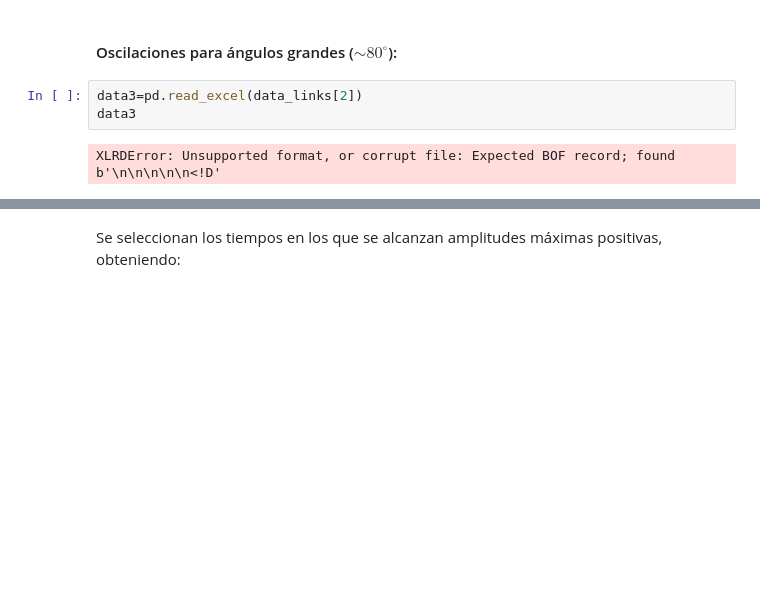
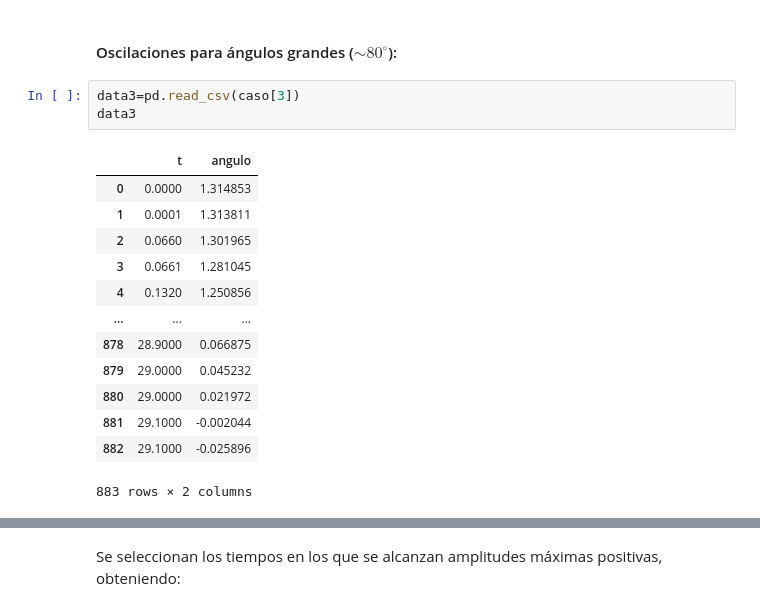
Before and after one commit to davidalejandromiranda/laboratorios-fisica, a Jupyter notebook: f3/i2_Pendulo_Simple/Pendulo_Simple.ipynb, the cells around one changed output, grey strips where cells are left out. Cells and saved outputs as stored; diff of their text form; blank space fills up the shorter version.

```diff
--- a/f3/i2_Pendulo_Simple/Pendulo_Simple.ipynb
+++ b/f3/i2_Pendulo_Simple/Pendulo_Simple.ipynb
@@ -328,10 +363,22 @@ NameError: name 'data2' is not defined
 # %% [markdown]
 #### Oscilaciones para ángulos grandes ($\sim 80^{\circ}$):
 # %%
-data3=pd.read_excel(data_links[2])
+data3=pd.read_csv(caso[3])
 data3
 # %% [output]
+|  | t | angulo |
+| 0 | 0.0000 | 1.314853 |
+| 1 | 0.0001 | 1.313811 |
+| 2 | 0.0660 | 1.301965 |
+| 3 | 0.0661 | 1.281045 |
+| 4 | 0.1320 | 1.250856 |
+| ... | ... | ... |
+| 878 | 28.9000 | 0.066875 |
+| 879 | 29.0000 | 0.045232 |
+| 880 | 29.0000 | 0.021972 |
+| 881 | 29.1000 | -0.002044 |
+| 882 | 29.1000 | -0.025896 |
-XLRDError: Unsupported format, or corrupt file: Expected BOF record; found b'\n\n\n\n\n<!D'
+883 rows × 2 columns
 # %%
 plt.plot(data3.t,data3.angulo)
 #plt.plot(data2.t,data2.angulo)
```
Also changed, not shown: parts of 18 cells of this notebook.
